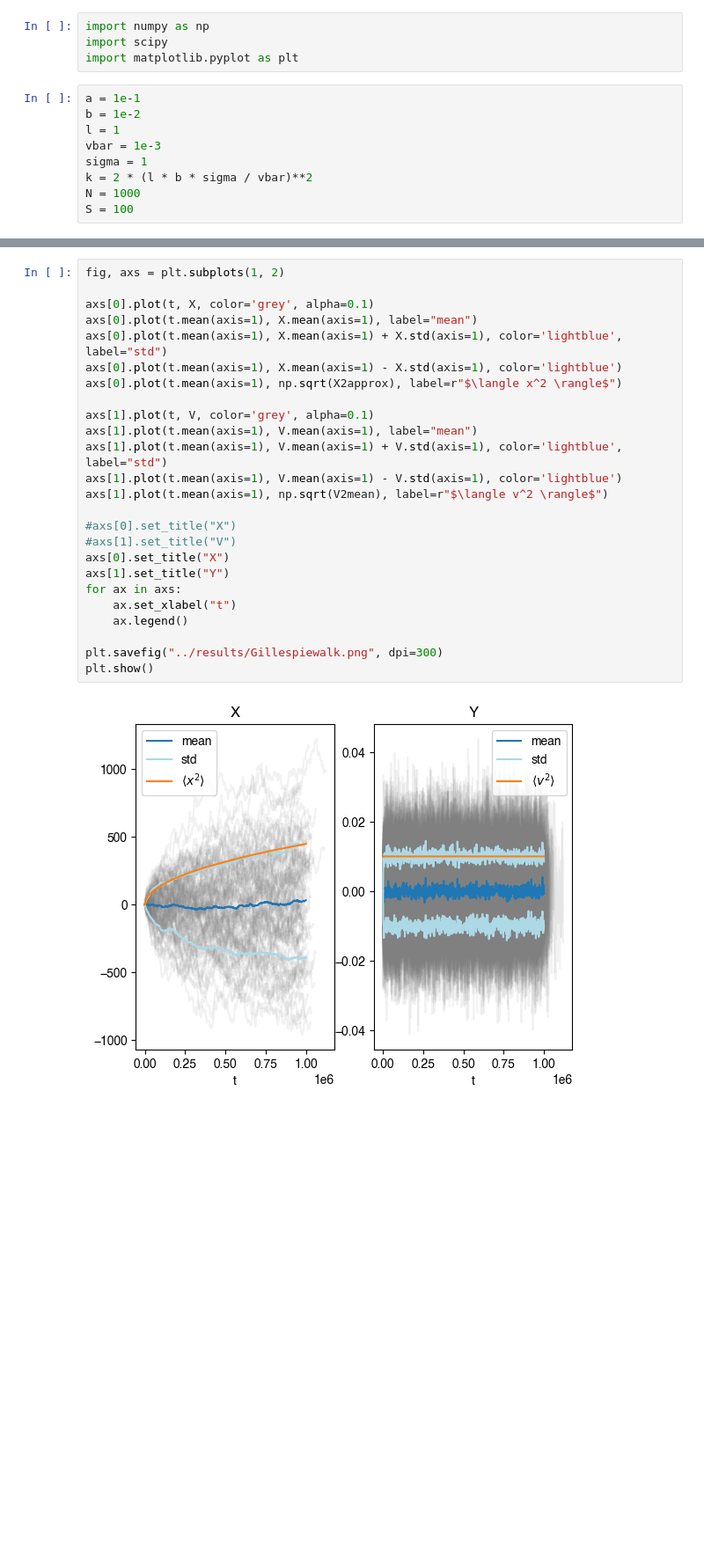
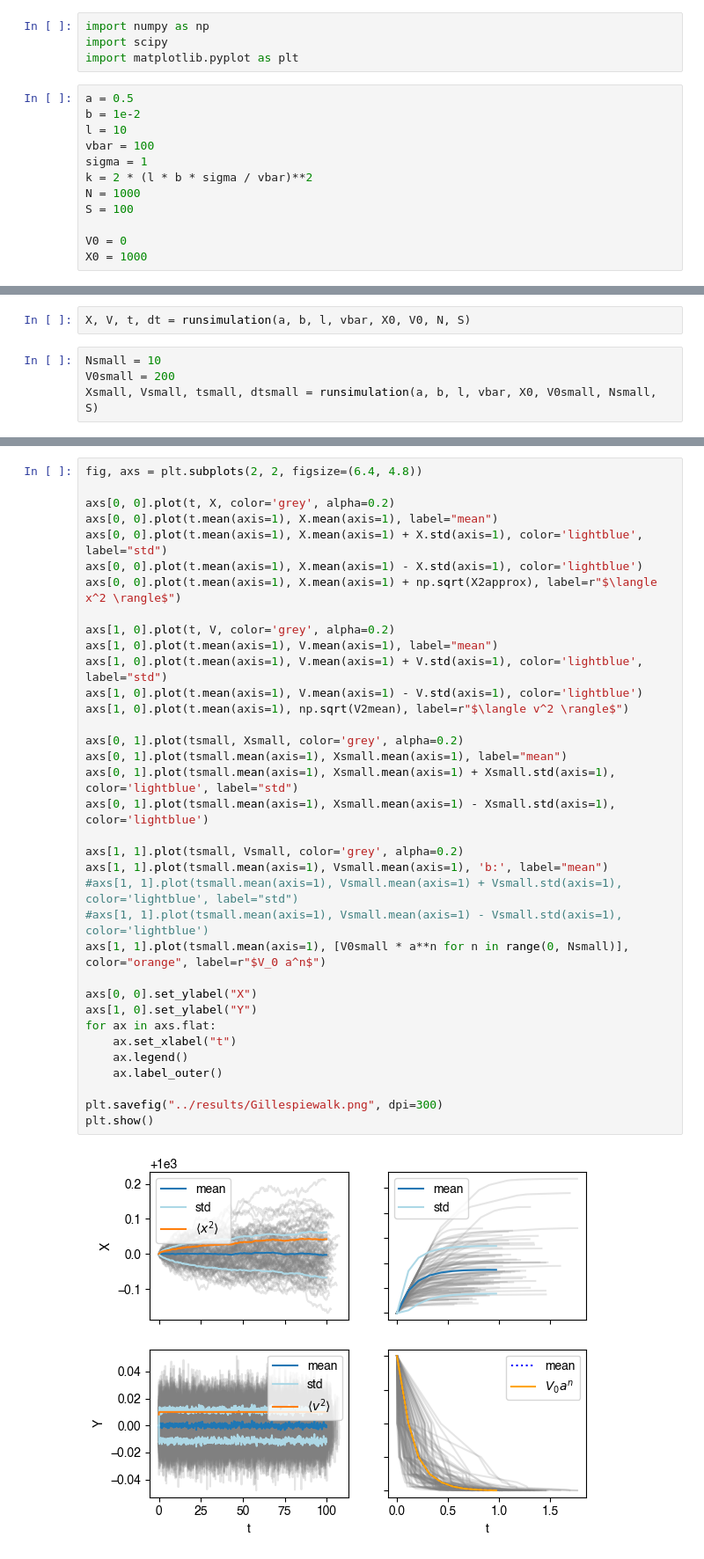
Before and after one commit to PeterARBork/Dataprojekt, a Jupyter notebook: scripts/Gillespiewalk.ipynb, the cells around one changed output, grey strips where cells are left out. Shown at 88% size. Cells and saved outputs as stored; diff of their text form; blank space fills up the shorter version.

Commit message:
subplots for transients.

```diff
--- a/scripts/Gillespiewalk.ipynb
+++ b/scripts/Gillespiewalk.ipynb
@@ -3,11 +3,14 @@ import numpy as np
 import scipy
 import matplotlib.pyplot as plt
 # %%
-a = 1e-1
+a = 0.5
 b = 1e-2
-l = 1
-vbar = 1e-3
+l = 10
+vbar = 100
 sigma = 1
 k = 2 * (l * b * sigma / vbar)**2
 N = 1000
 S = 100
+
+V0 = 0
+X0 = 1000
@@ -32,0 +42,6 @@ for s in range(0, S):
+# %%
+X, V, t, dt = runsimulation(a, b, l, vbar, X0, V0, N, S)
+# %%
+Nsmall = 10
+V0small = 200
+Xsmall, Vsmall, tsmall, dtsmall = runsimulation(a, b, l, vbar, X0, V0small, Nsmall, S)
@@ -33,27 +51,37 @@ for s in range(0, S):
 # %%
-fig, axs = plt.subplots(1, 2)
+fig, axs = plt.subplots(2, 2, figsize=(6.4, 4.8))
 
-axs[0].plot(t, X, color='grey', alpha=0.1)
-axs[0].plot(t.mean(axis=1), X.mean(axis=1), label="mean")
-axs[0].plot(t.mean(axis=1), X.mean(axis=1) + X.std(axis=1), color='lightblue', label="std")
-axs[0].plot(t.mean(axis=1), X.mean(axis=1) - X.std(axis=1), color='lightblue')
-axs[0].plot(t.mean(axis=1), np.sqrt(X2approx), label=r"$\langle x^2 \rangle$")
+axs[0, 0].plot(t, X, color='grey', alpha=0.2)
+axs[0, 0].plot(t.mean(axis=1), X.mean(axis=1), label="mean")
+axs[0, 0].plot(t.mean(axis=1), X.mean(axis=1) + X.std(axis=1), color='lightblue', label="std")
+axs[0, 0].plot(t.mean(axis=1), X.mean(axis=1) - X.std(axis=1), color='lightblue')
+axs[0, 0].plot(t.mean(axis=1), X.mean(axis=1) + np.sqrt(X2approx), label=r"$\langle x^2 \rangle$")
 
-axs[1].plot(t, V, color='grey', alpha=0.1)
-axs[1].plot(t.mean(axis=1), V.mean(axis=1), label="mean")
-axs[1].plot(t.mean(axis=1), V.mean(axis=1) + V.std(axis=1), color='lightblue', label="std")
-axs[1].plot(t.mean(axis=1), V.mean(axis=1) - V.std(axis=1), color='lightblue')
-axs[1].plot(t.mean(axis=1), np.sqrt(V2mean), label=r"$\langle v^2 \rangle$")
+axs[1, 0].plot(t, V, color='grey', alpha=0.2)
+axs[1, 0].plot(t.mean(axis=1), V.mean(axis=1), label="mean")
+axs[1, 0].plot(t.mean(axis=1), V.mean(axis=1) + V.std(axis=1), color='lightblue', label="std")
+axs[1, 0].plot(t.mean(axis=1), V.mean(axis=1) - V.std(axis=1), color='lightblue')
+axs[1, 0].plot(t.mean(axis=1), np.sqrt(V2mean), label=r"$\langle v^2 \rangle$")
 
-#axs[0].set_title("X")
-#axs[1].set_title("V")
-axs[0].set_title("X")
-axs[1].set_title("Y")
-for ax in axs:
+axs[0, 1].plot(tsmall, Xsmall, color='grey', alpha=0.2)
+axs[0, 1].plot(tsmall.mean(axis=1), Xsmall.mean(axis=1), label="mean")
+axs[0, 1].plot(tsmall.mean(axis=1), Xsmall.mean(axis=1) + Xsmall.std(axis=1), color='lightblue', label="std")
+axs[0, 1].plot(tsmall.mean(axis=1), Xsmall.mean(axis=1) - Xsmall.std(axis=1), color='lightblue')
+
+axs[1, 1].plot(tsmall, Vsmall, color='grey', alpha=0.2)
+axs[1, 1].plot(tsmall.mean(axis=1), Vsmall.mean(axis=1), 'b:', label="mean")
+#axs[1, 1].plot(tsmall.mean(axis=1), Vsmall.mean(axis=1) + Vsmall.std(axis=1), color='lightblue', label="std")
+#axs[1, 1].plot(tsmall.mean(axis=1), Vsmall.mean(axis=1) - Vsmall.std(axis=1), color='lightblue')
+axs[1, 1].plot(tsmall.mean(axis=1), [V0small * a**n for n in range(0, Nsmall)], color="orange", label=r"$V_0 a^n$")
+
+axs[0, 0].set_ylabel("X")
+axs[1, 0].set_ylabel("Y")
+for ax in axs.flat:
     ax.set_xlabel("t")
     ax.legend()
+    ax.label_outer()
 
 plt.savefig("../results/Gillespiewalk.png", dpi=300)
 plt.show()
 # %% [output]
-[figure, old version]
+[figure, new version]
```
Also changed, not shown: parts of 4 cells of this notebook, 2 other files.
